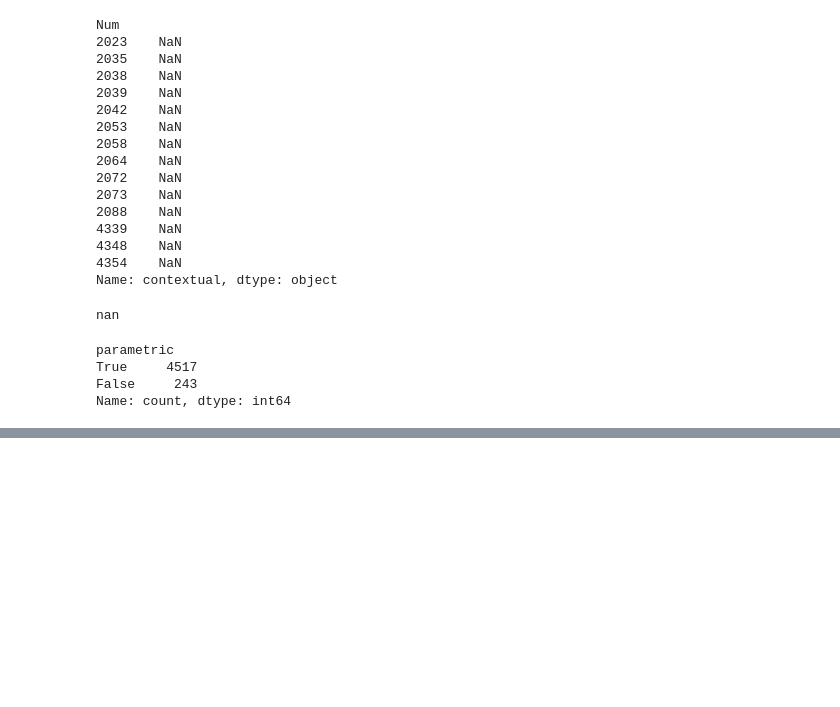
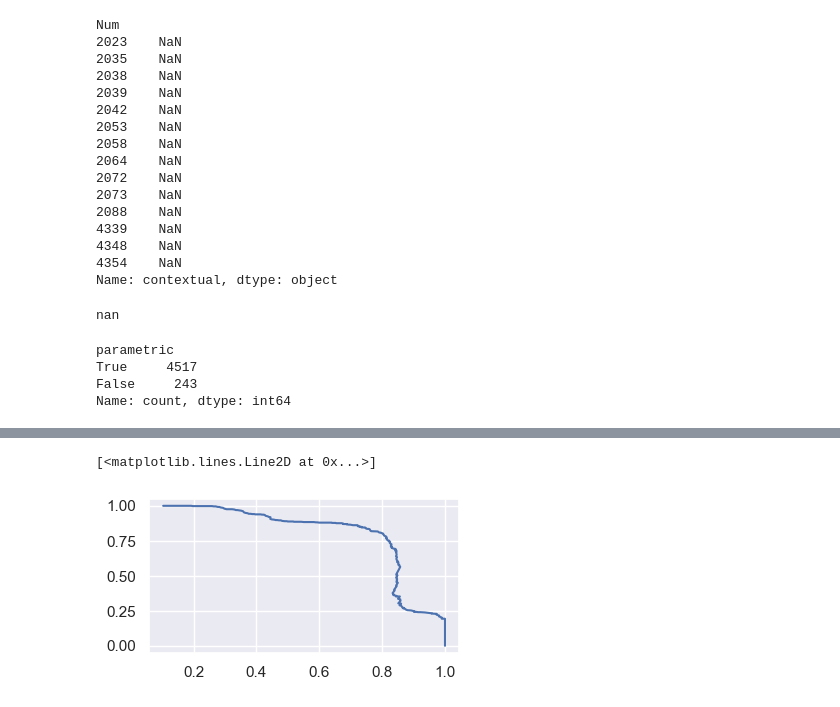
Before and after one commit to mfixman/rag-thesis, a Jupyter notebook: joiner_analysis.ipynb, the cells around one changed output, grey strips where cells are left out. Cells and saved outputs as stored; diff of their text form; code cells hidden in the pictures; blank space fills up the shorter version.

```diff
--- a/joiner_analysis.ipynb
+++ b/joiner_analysis.ipynb
@@ -665,0 +716,15 @@ bigllama_other_table.sample(100)
+# %%
+fpr, tpr, thresholds = sklearn.metrics.roc_curve(
+    bigflan.preference == 'Parametric',
+    bigflan.ctx_proba,
+)
+
+precision, recall, thresholds = sklearn.metrics.precision_recall_curve(
+    bigflan.preference == 'Parametric',
+    bigflan.ctx_proba,
+)
+# %%
+pyplot.plot(precision, recall)
+# %% [output]
+[<matplotlib.lines.Line2D at 0x...>]
+[figure, added]
```
Also changed, not shown: parts of 10 cells of this notebook, 6 other files.
